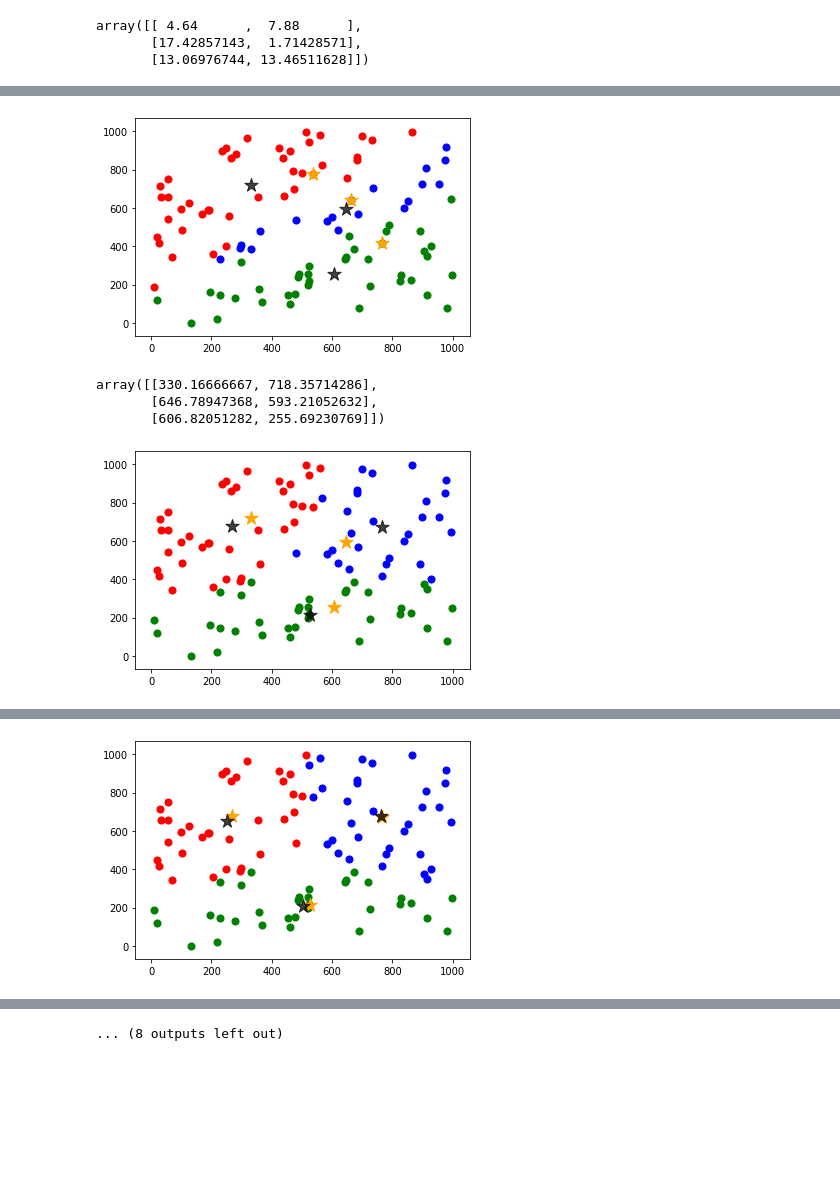
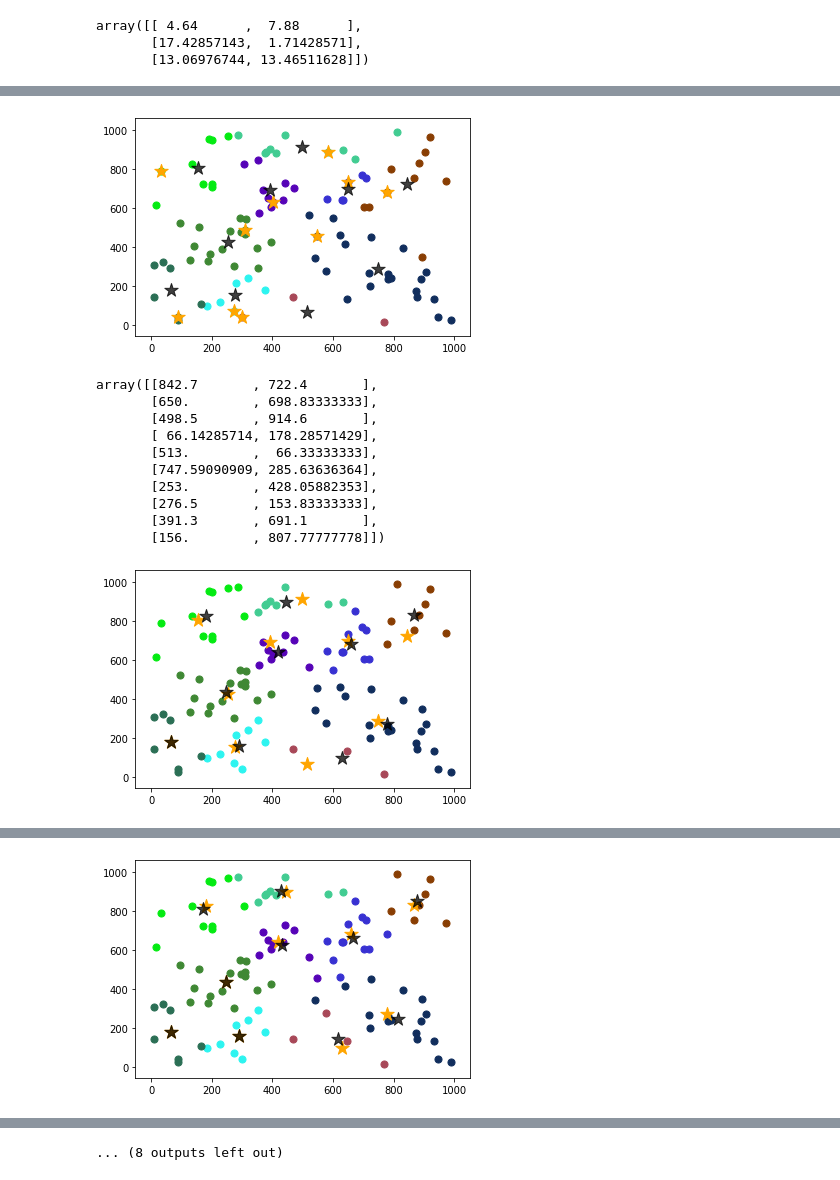
Before and after one commit to lbeitzel/DIC-A1, a Jupyter notebook: Assignment1.ipynb, the cells around one changed output, grey strips where cells are left out. Saved outputs shown, nothing was run; the diff lists cells and outputs as text; code cells hidden in the pictures; blank space fills up the shorter version.

Commit message:
K Means

```diff
--- a/Assignment1.ipynb
+++ b/Assignment1.ipynb
@@ -112,0 +115,14 @@ def Precision(y_true,y_pred):
+# %%
+r = 6
+clusters = np.arange(r*2).reshape((r, 2))
+# display(clusters)
+
+centroids = np.zeros(clusters.shape[0])
+for i in range(clusters.shape[0]):
+    centroids[i] = np.mean(clusters[i, :])
+
+centroids = centroids.reshape((clusters.shape[0], 1))
+# display(centroids)
+
+combined = np.append(centroids, clusters, axis=1)
+display(combined)
@@ -1035,12 +1121,14 @@ import matplotlib.pyplot as plt
 #1) Choose the number of clusters (K = N)
 A = np.random.randint(0, 1000, size=(100, 2))
 # display(A)
-N = 3
+N = 10
 
 #2) Initialize N centroids to "random" values of the data,
 rand_idx = np.random.choice(A.shape[0], N, replace=False)
 centroids = np.array([A[rand_idx[i], :] for i in range(len(rand_idx))])
 
+#Generates N random colors
+c=np.random.rand(N,3)
 
 iterations = 10
 
@@ -1094,19 +1182,25 @@ for it in range(iterations):
     # display(labels)
 
     #sum up all of points by label
-    point_sums = np.zeros((3,2), dtype=int)
+    point_sums = np.zeros((N,2), dtype=int)
     # display(point_sums)
 
     for i in range(labels.shape[0]):
-        if labels[i] == 0:
-            point_sums[0, 0] += A[i,0]
-            point_sums[0, 1] += A[i,1]
-        if labels[i] == 1:
-            point_sums[1, 0] += A[i,0]
-            point_sums[1, 1] += A[i,1]
-        if labels[i] == 2:
-            point_sums[2, 0] += A[i,0]
-            point_sums[2, 1] += A[i,1]
+
+        for j in range(centroids.shape[0]):
+            if labels[i] == j:
+                point_sums[j, 0] += A[i,0]
+                point_sums[j, 1] += A[i,1]
+
+#         if labels[i] == 0:
+#             point_sums[0, 0] += A[i,0]
+#             point_sums[0, 1] += A[i,1]
+#         if labels[i] == 1:
+#             point_sums[1, 0] += A[i,0]
+#             point_sums[1, 1] += A[i,1]
+#         if labels[i] == 2:
+#             point_sums[2, 0] += A[i,0]
+#             point_sums[2, 1] += A[i,1]
 
 #     display(point_sums)
 
@@ -1116,12 +1210,17 @@ for it in range(iterations):
     display(centroids)
 
     for i in range(A.shape[0]):
-        if labels[i] == 0:
-            plt.scatter(A[i, 0], A[i, 1], color="r", s=50);
-        elif labels[i] == 1:
-            plt.scatter(A[i, 0], A[i, 1], color="b", s=50);
-        elif labels[i] == 2:
-            plt.scatter(A[i, 0], A[i, 1], color="g", s=50);
+
+        for j in range(centroids.shape[0]):
+            if labels[i] == j:
+                plt.scatter(A[i, 0], A[i, 1], color=c[j], s=50);
+
+#         if labels[i] == 0:
+#             plt.scatter(A[i, 0], A[i, 1], color=c[0], s=50);
+#         elif labels[i] == 1:
+#             plt.scatter(A[i, 0], A[i, 1], color=c[1], s=50);
+#         elif labels[i] == 2:
+#             plt.scatter(A[i, 0], A[i, 1], color=c[2], s=50);
 
     plt.scatter(centroids[:, 0], centroids[:, 1], color='orange', s=200, alpha=1, marker="*");
     plt.scatter(new_centroids[:, 0], new_centroids[:, 1], color='black', s=200, alpha=0.75, marker="*");
@@ -1137,5 +1243,12 @@ array([[536, 777],
-[figure, old version]
+[figure, new version]
-array([[330.16666667, 718.35714286],
-       [646.78947368, 593.21052632],
-       [606.82051282, 255.69230769]])
+array([[842.7       , 722.4       ],
+       [650.        , 698.83333333],
+       [498.5       , 914.6       ],
+       [ 66.14285714, 178.28571429],
+       [513.        ,  66.33333333],
+       [747.59090909, 285.63636364],
+       [253.        , 428.05882353],
+       [276.5       , 153.83333333],
+       [391.3       , 691.1       ],
+       [156.        , 807.77777778]])
-[figure, old version]
+[figure, new version]
@@ -1145 +1265 @@ array([[268.51351351, 676.89189189],
-[figure, old version]
+[figure, new version]
```
Also changed, not shown: parts of 20 cells of this notebook.
